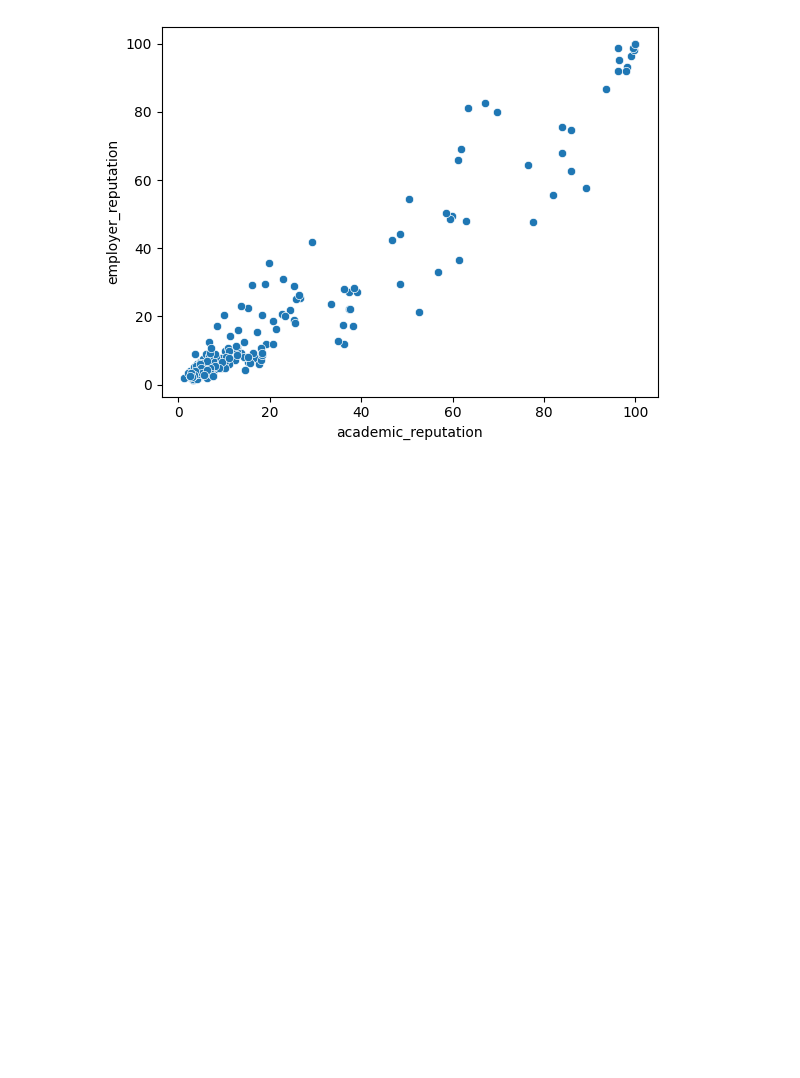
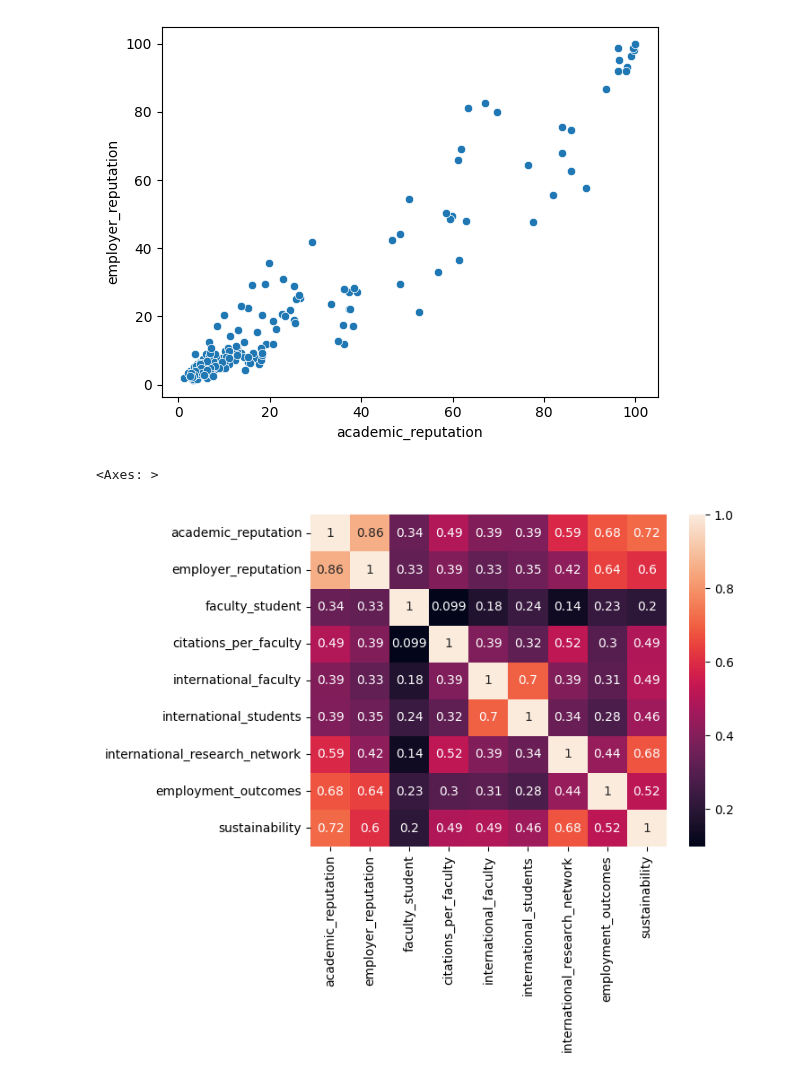
Before and after one commit to thezachdrake/UMD-INST760-Summer2024, a Jupyter notebook: notebooks/Murano-Notebook.ipynb, the cells around one changed output. Drawn from its saved outputs; the diff is of its cells as text; code cells hidden in the pictures; blank space fills up the shorter version.

Commit message:
initial drafting of visualizations

```diff
--- a/notebooks/Murano-Notebook.ipynb
+++ b/notebooks/Murano-Notebook.ipynb
@@ -34,3 +54,16 @@ df['location_full'].nunique()
+# %%
+df.loc[df['qs_overall_score']=='-', 'qs_overall_score'] = '0.0'
+df['qs_overall_score'] = df['qs_overall_score'].astype(float)
+# %%
+scores = df[['academic_reputation',
+    'employer_reputation',
+    'faculty_student',
+    'citations_per_faculty',
+    'international_faculty',
+    'international_students',
+    'international_research_network',
+    'employment_outcomes',
+    'sustainability']]
 # %%
 df_acad_sort=df.sort_values(by=['academic_reputation'], ascending=False)
 df_acarep=df_acad_sort.loc[(df_acad_sort['academic_reputation'] >= 80) & (df_acad_sort['academic_reputation'] <=100)]
@@ -83,3 +116,11 @@ sns.scatterplot(x='academic_reputation', y='employer_reputation', data=df[US_sch
 # %% [output]
 <Axes: xlabel='academic_reputation', ylabel='employer_reputation'>
 [figure]
+# %%
+scores = scores.replace('NAType', np.nan).astype(float)
+score_heat_map = scores.corr()
+
+sns.heatmap(score_heat_map, annot=True)
+# %% [output]
+<Axes: >
+[figure, added]
```
Also changed, not shown: parts of 1 cell of this notebook.
